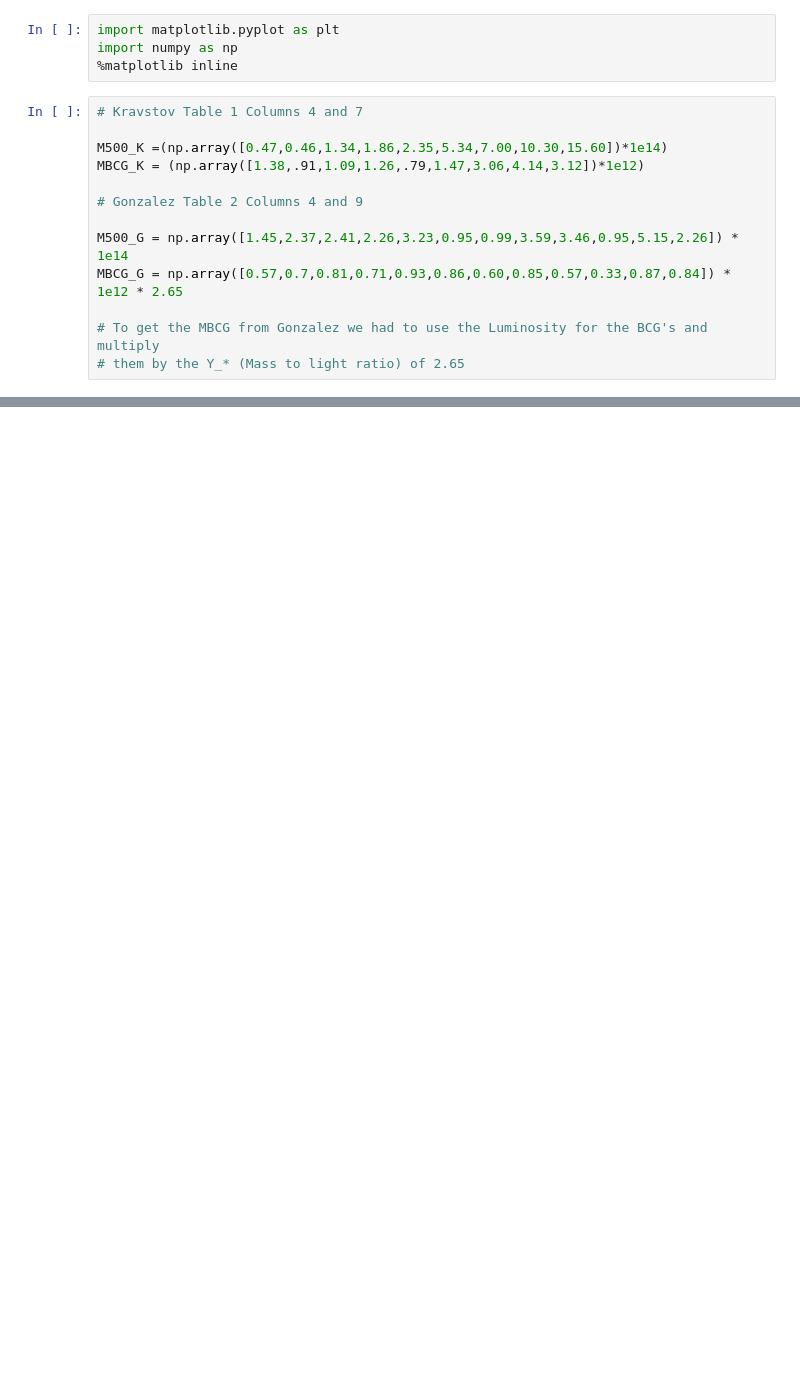
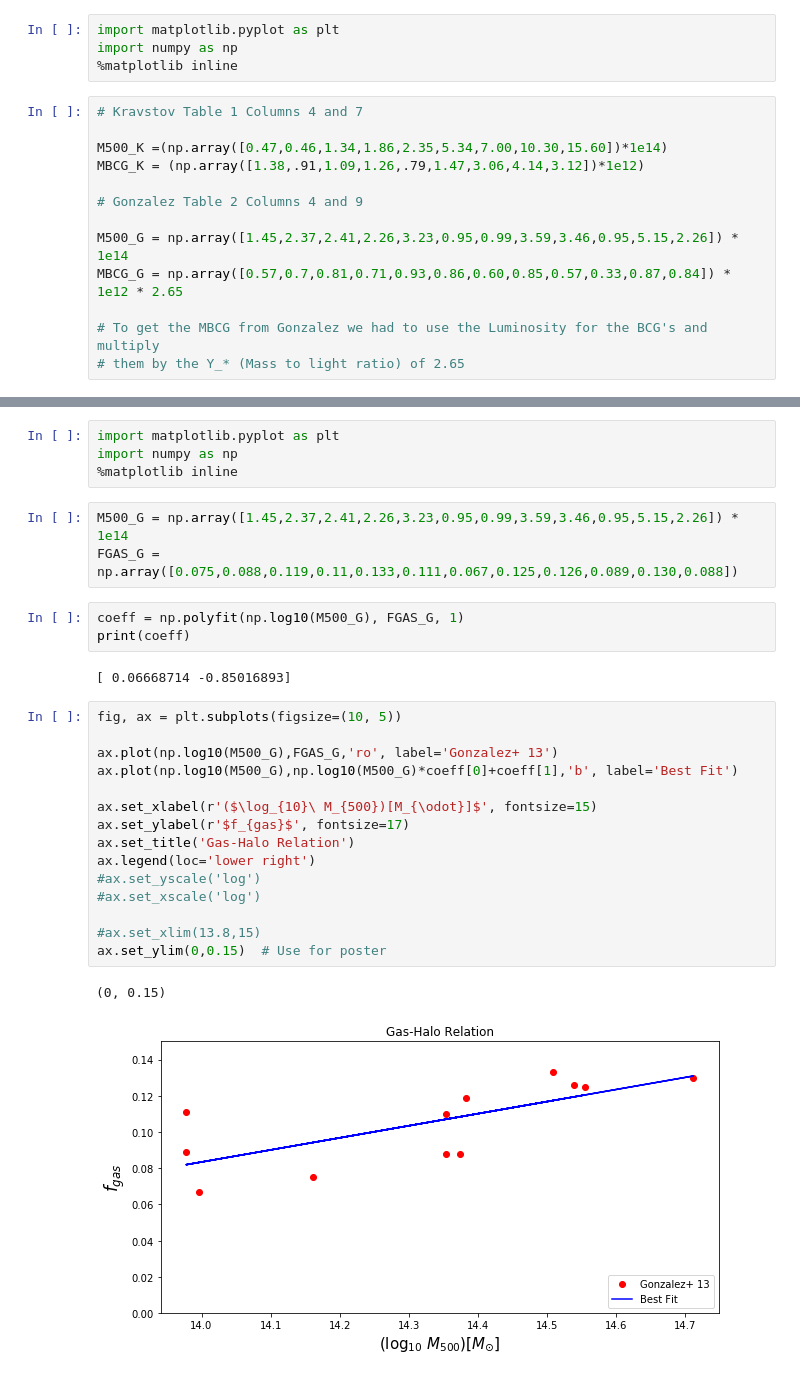
Before and after one commit to moustakas/siena-astrophysics, a Jupyter notebook: summer2017/daniel/Dan_Finnegan_Summer17.ipynb, the cells around one changed output, grey strips where cells are left out. Saved outputs shown, nothing was run; the diff lists cells and outputs as text; blank space fills up the shorter version.

```diff
--- a/summer2017/daniel/Dan_Finnegan_Summer17.ipynb
+++ b/summer2017/daniel/Dan_Finnegan_Summer17.ipynb
@@ -398,0 +393,30 @@ efficiency_plot2(logMhalo, epsilon0, alpha=-0.5)
+# %%
+import matplotlib.pyplot as plt
+import numpy as np
+%matplotlib inline
+# %%
+M500_G = np.array([1.45,2.37,2.41,2.26,3.23,0.95,0.99,3.59,3.46,0.95,5.15,2.26]) * 1e14
+FGAS_G = np.array([0.075,0.088,0.119,0.11,0.133,0.111,0.067,0.125,0.126,0.089,0.130,0.088])
+# %%
+coeff = np.polyfit(np.log10(M500_G), FGAS_G, 1)
+print(coeff)
+# %% [output]
+[ 0.06668714 -0.85016893]
+# %%
+fig, ax = plt.subplots(figsize=(10, 5))
+
+ax.plot(np.log10(M500_G),FGAS_G,'ro', label='Gonzalez+ 13')
+ax.plot(np.log10(M500_G),np.log10(M500_G)*coeff[0]+coeff[1],'b', label='Best Fit')
+
+ax.set_xlabel(r'($\log_{10}\ M_{500})[M_{\odot}]$', fontsize=15)
+ax.set_ylabel(r'$f_{gas}$', fontsize=17)
+ax.set_title('Gas-Halo Relation')
+ax.legend(loc='lower right')
+#ax.set_yscale('log')
+#ax.set_xscale('log')
+
+#ax.set_xlim(13.8,15)
+ax.set_ylim(0,0.15)  # Use for poster
+# %% [output]
+(0, 0.15)
+[figure, added]
```
Also changed, not shown: parts of 15 cells of this notebook.
